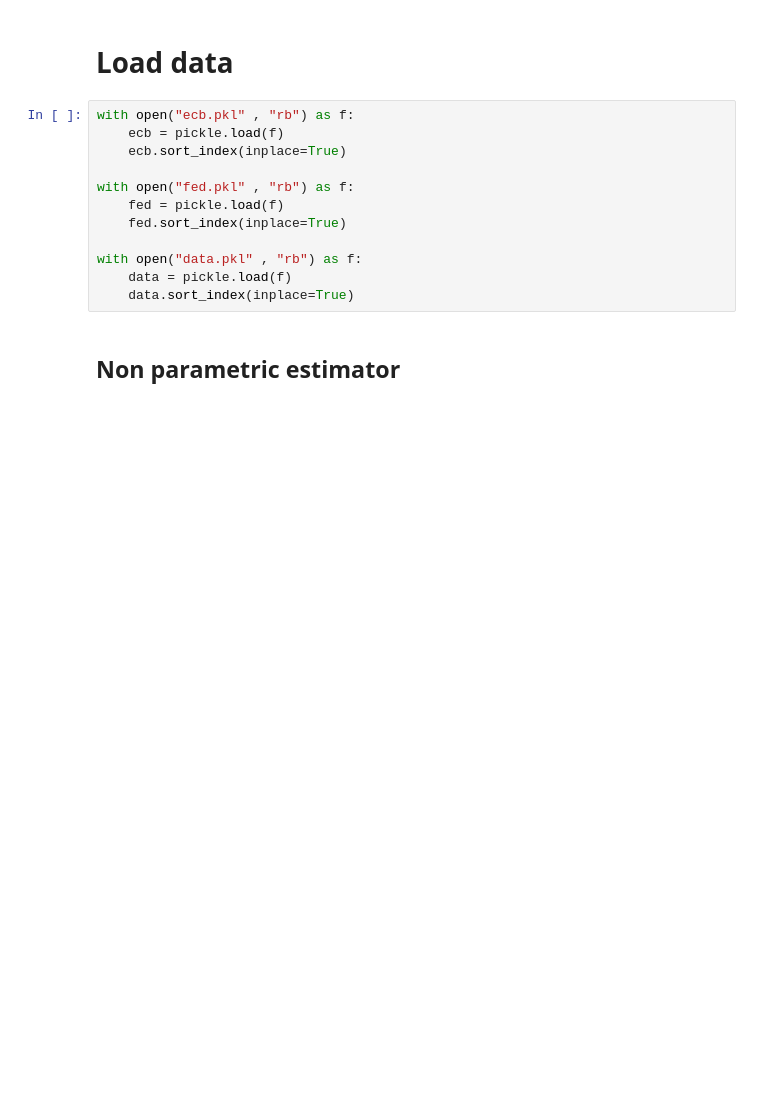
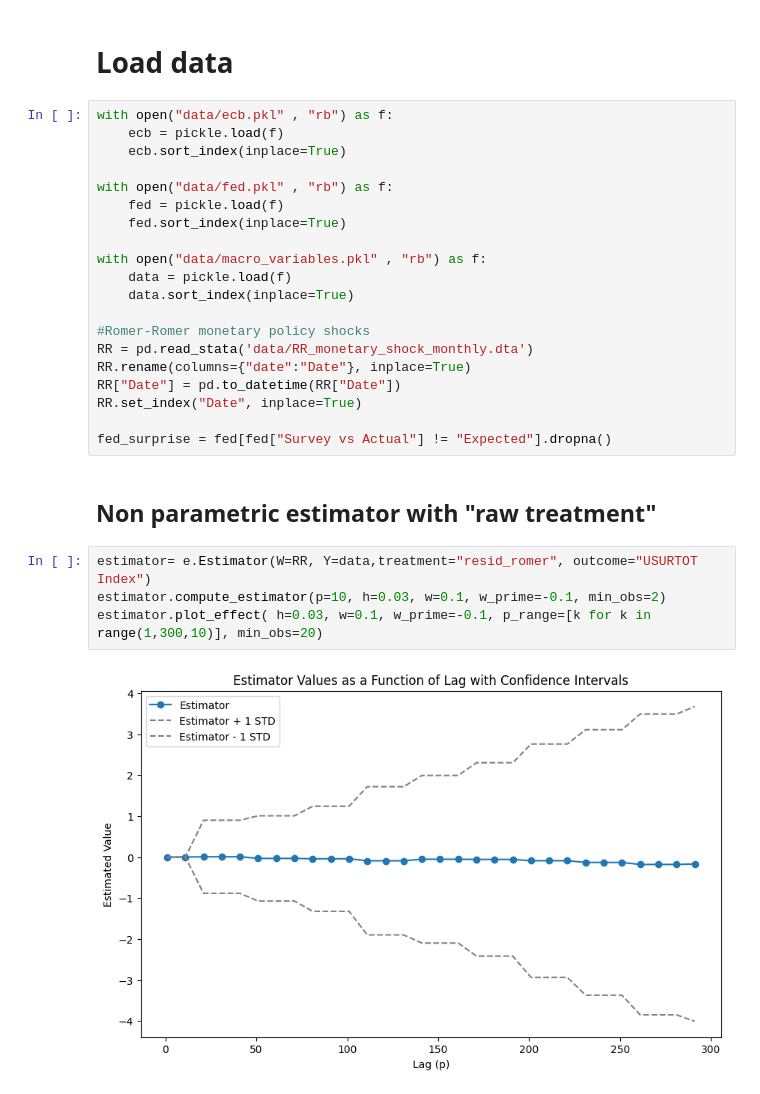
Before and after one commit to mehdizhioua/causal_effects_macro, a Jupyter notebook: experiments.ipynb, the cells around one changed output. Cells and saved outputs as stored; diff of their text form; blank space fills up the shorter version.

```diff
--- a/experiments.ipynb
+++ b/experiments.ipynb
@@ -12,16 +9,30 @@ The autoreload extension is already loaded. To reload it, use:
 # %% [markdown]
 # Load data
 # %%
-with open("ecb.pkl" , "rb") as f:
+with open("data/ecb.pkl" , "rb") as f:
     ecb = pickle.load(f)
     ecb.sort_index(inplace=True)
 
-with open("fed.pkl" , "rb") as f:
+with open("data/fed.pkl" , "rb") as f:
     fed = pickle.load(f)
     fed.sort_index(inplace=True)
 
-with open("data.pkl" , "rb") as f:
+with open("data/macro_variables.pkl" , "rb") as f:
     data = pickle.load(f)
     data.sort_index(inplace=True)
+
+#Romer-Romer monetary policy shocks
+RR = pd.read_stata('data/RR_monetary_shock_monthly.dta')
+RR.rename(columns={"date":"Date"}, inplace=True)
+RR["Date"] = pd.to_datetime(RR["Date"])
+RR.set_index("Date", inplace=True)
+
+fed_surprise = fed[fed["Survey vs Actual"] != "Expected"].dropna()
 # %% [markdown]
-## Non parametric estimator
+## Non parametric estimator with "raw treatment"
+# %%
+estimator= e.Estimator(W=RR, Y=data,treatment="resid_romer", outcome="USURTOT Index")
+estimator.compute_estimator(p=10, h=0.03, w=0.1, w_prime=-0.1, min_obs=2)
+estimator.plot_effect( h=0.03, w=0.1, w_prime=-0.1, p_range=[k for k in range(1,300,10)], min_obs=20)
+# %% [output]
+[figure, added]
```
Also changed, not shown: parts of 9 cells of this notebook, 7 other files.
